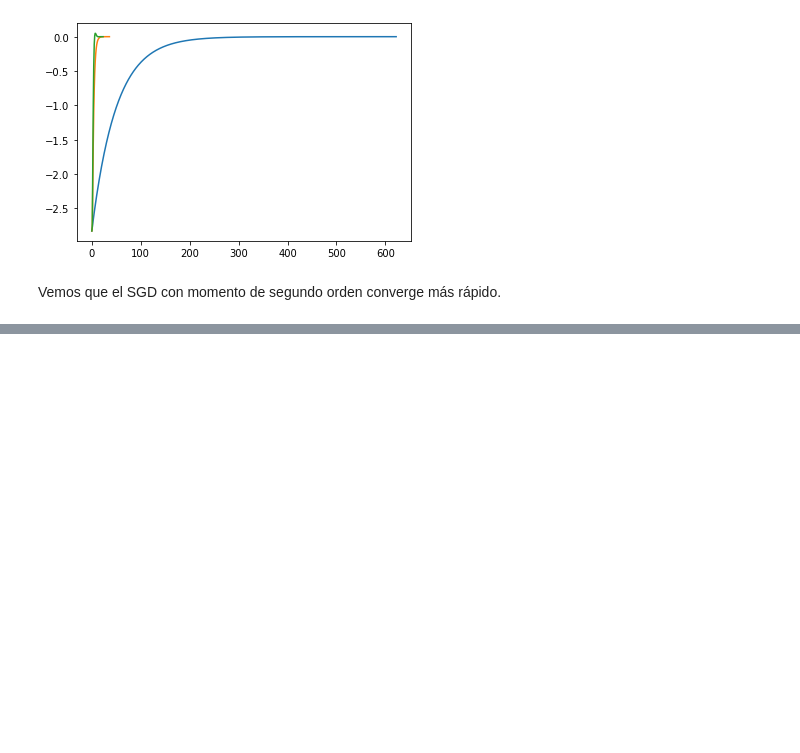
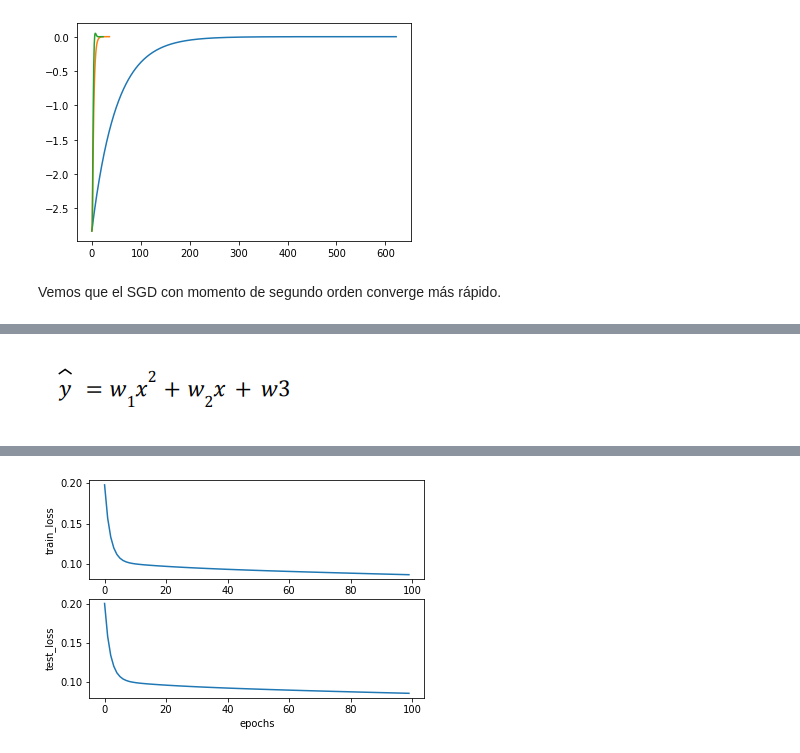
Before and after one commit to franz6ko/deep-learning, a Jupyter notebook: Ejercicios_para_entregar_a_la_mitad_del_cursado.ipynb, the cells around one changed output, grey strips where cells are left out. Drawn from its saved outputs; the diff is of its cells as text; code cells hidden in the pictures; blank space fills up the shorter version.

```diff
--- a/Ejercicios_para_entregar_a_la_mitad_del_cursado.ipynb
+++ b/Ejercicios_para_entregar_a_la_mitad_del_cursado.ipynb
@@ -178,0 +292,6 @@ Vemos que el SGD con momento de segundo orden converge más rápido.
+# %%
+idx_split = round(samples*0.8)
+x_train = x[:idx_split]
+y_train = y[:idx_split]
+x_test = x[idx_split:]
+y_test = y[idx_split:]
@@ -178,0 +319,62 @@ Vemos que el SGD con momento de segundo orden converge más rápido.
+# %% [markdown]
+![Captura.PNG](embedded-picture-1)
+# %%
+alpha = 0.001
+epochs = 100
+n_batches = 100
+n_samples = x_train.shape[0]
+
+w = np.random.rand(3)
+
+train_loss_hist = []
+test_loss_hist = []
+
+x_test_vec = np.vstack((x_test**2, x_test, x_test*0+1))
+
+for epoch in range(epochs):
+    # Shuffle samples and create batches
+    batch_size = int(n_samples / n_batches)
+    idx = np.random.permutation(n_samples)
+    x_sh = x_train[idx]
+    y_sh = y_train[idx]
+
+    train_loss = np.zeros(n_batches)
+    test_loss = np.zeros(n_batches)
+
+    for i in range(n_batches):
+        bx = x_sh[i * batch_size:(i + 1) * batch_size]
+        by = y_sh[i * batch_size:(i + 1) * batch_size]
+
+        bx_vec =  np.vstack((bx**2, bx, bx*0+1))
+
+        # Forward
+        yp = w @ bx_vec
+        yp_test = w @ x_test_vec
+
+        # Errors
+        e = by - yp
+        train_loss[i] = (e**2).mean()
+
+        e_test = (y_test - yp_test)
+        test_loss[i] = (e_test**2).mean()
+
+        # Backward
+        grad = -2 * np.mean(e * bx_vec, axis=1)
+
+        # Weights update
+        w = w - alpha * grad
+
+    train_loss_hist.append(train_loss.mean())
+    test_loss_hist.append(test_loss.mean())
+
+fig, axs = plt.subplots(2)
+axs[0].plot(train_loss_hist)
+axs[0].set_xlabel('epochs')
+axs[0].set_ylabel('train_loss')
+axs[1].plot(test_loss_hist)
+axs[1].set_xlabel('epochs')
+axs[1].set_ylabel('test_loss')
+
+print("Final train loss: " + str(train_loss_hist[-1]))
+print("Final test loss: " + str(test_loss_hist[-1]))
+# %% [output]
@@ -178,0 +383 @@ Vemos que el SGD con momento de segundo orden converge más rápido.
+[figure, added]
```
Also changed, not shown: parts of 58 cells of this notebook.
